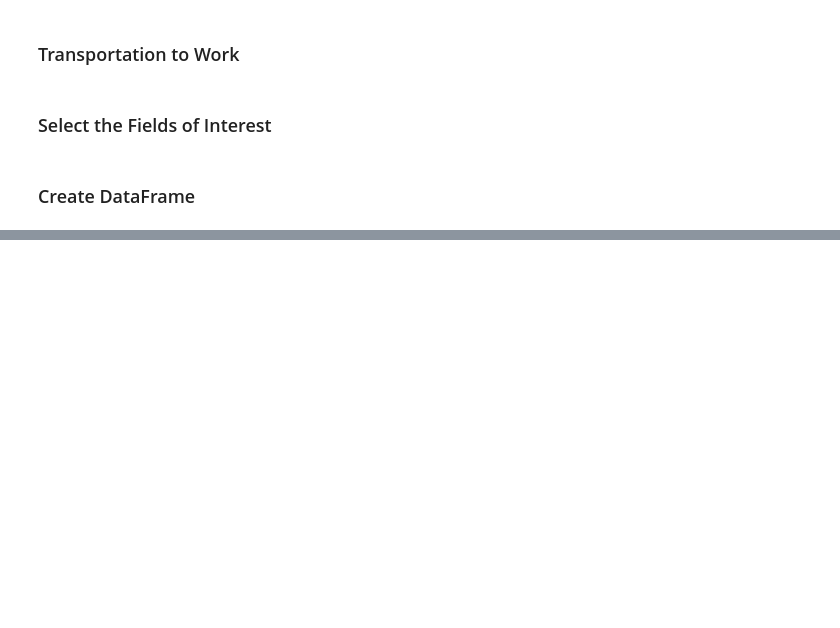
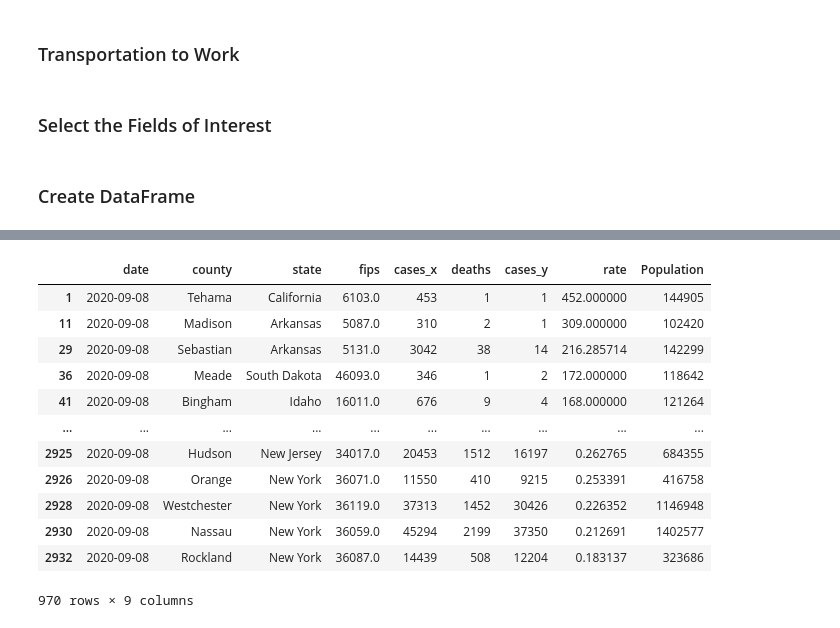
Before and after one commit to Pankaj-gh/Rice-Project-1-G11, a Jupyter notebook: main_script.ipynb, the cells around one changed output, grey strips where cells are left out. Saved outputs shown, nothing was run; the diff lists cells and outputs as text; code cells hidden in the pictures; blank space fills up the shorter version.

Commit message:
sorted rates for 100k or more

```diff
--- a/main_script.ipynb
+++ b/main_script.ipynb
@@ -109,0 +112,2 @@ rate_df.head()
+# %%
+rate_df['date']=pd.to_datetime(rate_df['date'])
@@ -283,3 +365,5 @@ resetss.head()
 resetss=resetss.sort_values((['Positivity_Rate']),ascending=False)
 # %%
 resetss.reset_index(inplace=True,drop=True)
+# %%
+gg=resetss[['fips','Population']]
@@ -285,0 +379,2 @@ resetss.reset_index(inplace=True,drop=True)
+# %%
+k100=pd.merge(rate_df,gg,on='fips')
@@ -286,3 +390,22 @@ resetss.reset_index(inplace=True,drop=True)
+# %%
+k100=k100[k100['Population']>100000]
+# %%
+#dataframe sorted by rate for population over 100k
+k100.sort_values(['rate'],ascending=False)
+# %% [output]
+|  | date | county | state | fips | cases_x | deaths | cases_y | rate | Population |
+| 1 | 2020-09-08 | Tehama | California | 6103.0 | 453 | 1 | 1 | 452.000000 | 144905 |
+| 11 | 2020-09-08 | Madison | Arkansas | 5087.0 | 310 | 2 | 1 | 309.000000 | 102420 |
+| 29 | 2020-09-08 | Sebastian | Arkansas | 5131.0 | 3042 | 38 | 14 | 216.285714 | 142299 |
+| 36 | 2020-09-08 | Meade | South Dakota | 46093.0 | 346 | 1 | 2 | 172.000000 | 118642 |
+| 41 | 2020-09-08 | Bingham | Idaho | 16011.0 | 676 | 9 | 4 | 168.000000 | 121264 |
+| ... | ... | ... | ... | ... | ... | ... | ... | ... | ... |
+| 2925 | 2020-09-08 | Hudson | New Jersey | 34017.0 | 20453 | 1512 | 16197 | 0.262765 | 684355 |
+| 2926 | 2020-09-08 | Orange | New York | 36071.0 | 11550 | 410 | 9215 | 0.253391 | 416758 |
+| 2928 | 2020-09-08 | Westchester | New York | 36119.0 | 37313 | 1452 | 30426 | 0.226352 | 1146948 |
+| 2930 | 2020-09-08 | Nassau | New York | 36059.0 | 45294 | 2199 | 37350 | 0.212691 | 1402577 |
+| 2932 | 2020-09-08 | Rockland | New York | 36087.0 | 14439 | 508 | 12204 | 0.183137 | 323686 |
+970 rows × 9 columns
 # %%
  top5=resetss.head()
 # %%
```
Also changed, not shown: parts of 15 cells of this notebook.
